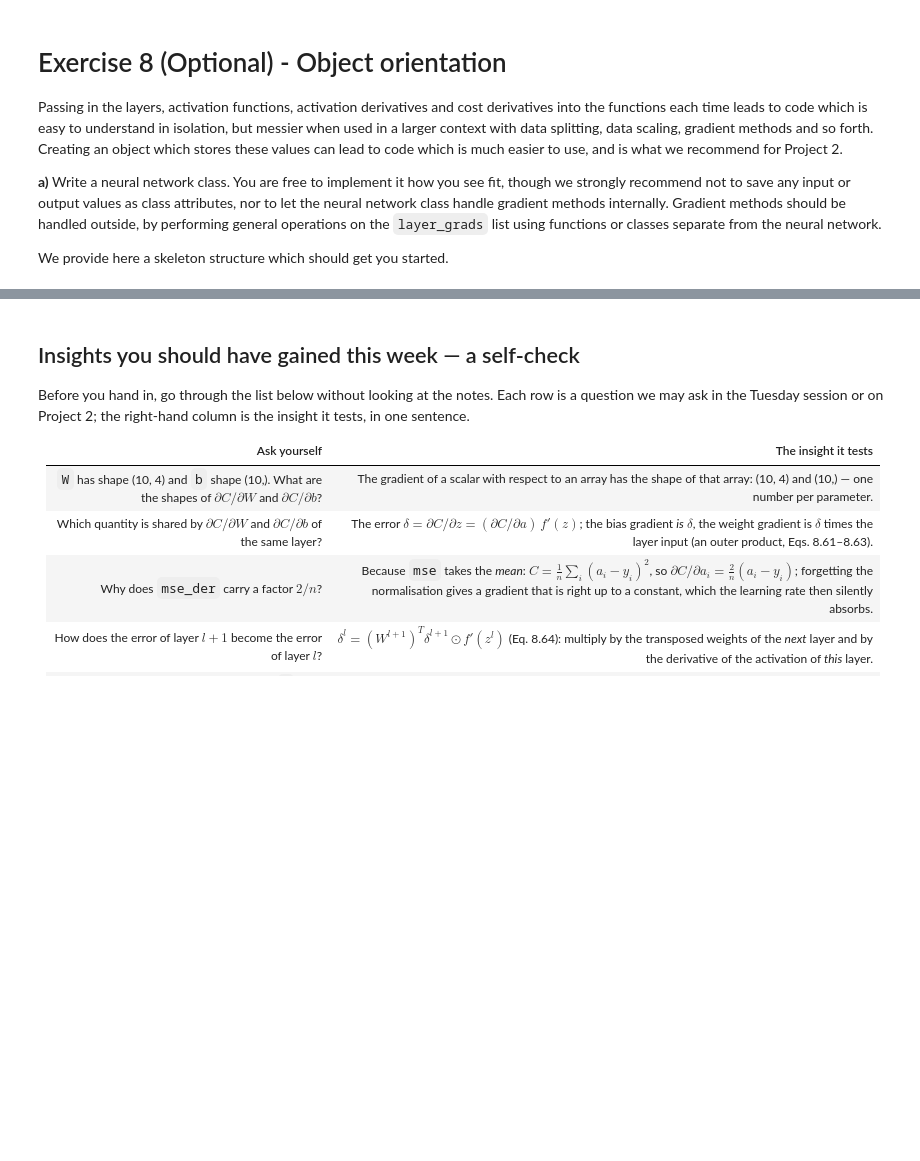
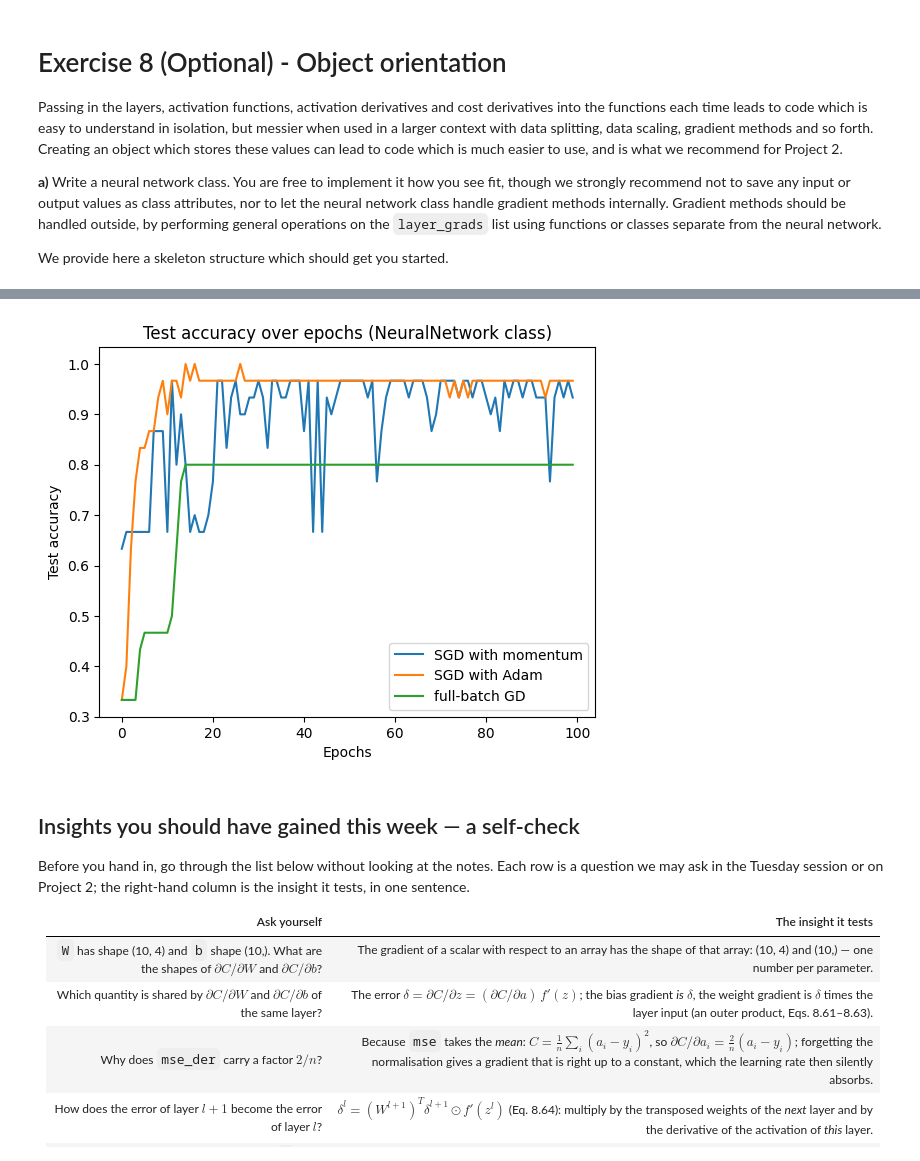
Before and after one commit to JOJ0O0O/MachineLearningUiO, a Jupyter notebook: doc/WeeklyMaterial/week42/exercisesweek42.ipynb, the cells around one changed output, grey strips where cells are left out. Cells and saved outputs as stored; diff of their text form; code cells hidden in the pictures; blank space fills up the shorter version.

Commit message:
Finished Exercises Week 42

```diff
--- a/doc/WeeklyMaterial/week42/exercisesweek42.ipynb
+++ b/doc/WeeklyMaterial/week42/exercisesweek42.ipynb
@@ -599,0 +1174,89 @@ class NeuralNetwork:
+# %%
+# LLM (Claude): this cell redoes the exercise 7 training with the NeuralNetwork class.
+# train_network is copied from exercise 7; only the network calls have changed.
+
+def optimiser_updates(method, layer_grads, states, t, gamma, **kw):
+    """
+    Turn layer_grads into updates for NeuralNetwork.update_weights, using my
+    Project 1 optimiser_step on every W and b. optimiser_step returns
+    theta - update, so calling it with theta = 0 returns -update.
+
+    LLM-assisted
+    ------------
+    Tool: Claude (Claude Opus 5.5, claude.ai, October 2026)
+    Role: Wrote this wrapper so that the gradient method stays outside the network
+    class, as recommended in exercise 8, while reusing optimiser_step unchanged.
+    Modifications/verification: Gives the same training curves as train_network in exercise 7.
+    """
+    layer_updates = []
+    for (dW, db), (state_W, state_b) in zip(layer_grads, states):
+        minus_dW, _ = optimiser_step(method, np.zeros_like(dW), dW, state_W, t, gamma, **kw)
+        minus_db, _ = optimiser_step(method, np.zeros_like(db), db, state_b, t, gamma, **kw)
+        layer_updates.append((-minus_dW, -minus_db))
+    return layer_updates
+
+
+def train_network_nn(
+    nn, inputs, targets, epochs=100,
+    method="momentum", batch_size=10, gamma=0.01, schedule=None, seed=2026,
+    X_test=None, Y_test=None, **kw
+):
+    """
+    Exercise 7 train_network rewritten for the NeuralNetwork class: trains nn in place
+    and returns the cost and accuracy after each epoch.
+
+    LLM-assisted
+    ------------
+    Tool: Claude (Claude Opus 5.5, claude.ai, October 2026)
+    Role: Copied train_network from exercise 7 and replaced the function calls with
+    nn.compute_gradient, nn.update_weights, nn.cost and nn.predict.
+    Modifications/verification: Run below on the iris data with three optimisers.
+    """
+    rng = np.random.default_rng(seed)                     # created once: new batch order every epoch
+    states = [({}, {}) for _ in nn.layers]                # optimiser state per W and b, kept across epochs
+    n = inputs.shape[0]
+    t = 0                                                 # step counter, kept across epochs (Adam bias correction)
+    history = {"cost": [], "train_accuracy": [], "test_accuracy": []}
+
+    for epoch in range(epochs):
+        for batch in make_batches(n, batch_size, rng):
+            t += 1
+            layer_grads = nn.compute_gradient(inputs[batch], targets[batch])
+            g_t = gamma if schedule is None else step_length(t, *schedule)
+            nn.update_weights(optimiser_updates(method, layer_grads, states, t, g_t, **kw))
+
+        # bookkeeping once per epoch
+        history["cost"].append(nn.cost(inputs, targets))
+        history["train_accuracy"].append(accuracy(nn.predict(inputs), targets))
+        if X_test is not None:
+            history["test_accuracy"].append(accuracy(nn.predict(X_test), Y_test))
+
+    return {key: np.array(value) for key, value in history.items()}
+
+
+# check compute_gradient against JAX before training
+np.random.seed(2026)
+nn = NeuralNetwork(4, [8, 3], [sigmoid, softmax], [sigmoid_der, None], cross_entropy, None)
+layer_grads = nn.compute_gradient(X_train[:10], Y_train[:10])
+layer_grads_jax = nn.jax_gradient(X_train[:10], Y_train[:10])
+print([(np.allclose(dW, dW_j), np.allclose(db, db_j))
+       for (dW, db), (dW_j, db_j) in zip(layer_grads, layer_grads_jax)])
+
+runs = {
+    "SGD with momentum": dict(method="momentum", gamma=0.01, batch_size=10),
+    "SGD with Adam":     dict(method="adam",     gamma=0.01, batch_size=10),
+    "full-batch GD":     dict(method="plain",    gamma=0.001, batch_size=len(X_train)),
+}
+
+fig, ax = plt.subplots()
+for name, settings in runs.items():
+    np.random.seed(2026)   # same initial weights for every run
+    nn = NeuralNetwork(4, [8, 3], [sigmoid, softmax], [sigmoid_der, None], cross_entropy, None)
+    history = train_network_nn(nn, X_train, Y_train, epochs=100, X_test=X_test, Y_test=Y_test, **settings)
+    print(f"{name:18s} test accuracy: {history['test_accuracy'][-1]:.4f}")
+    ax.plot(history["test_accuracy"], label=name)
+
+ax.set(xlabel="Epochs", ylabel="Test accuracy", title="Test accuracy over epochs (NeuralNetwork class)")
+ax.legend()
+plt.show()
+# %% [output]
@@ -600,3 +1267,4 @@ class NeuralNetwork:
+[figure, added]
 # %% [markdown]
 ## Insights you should have gained this week — a self-check
 
```
Also changed, not shown: parts of 19 cells of this notebook.
